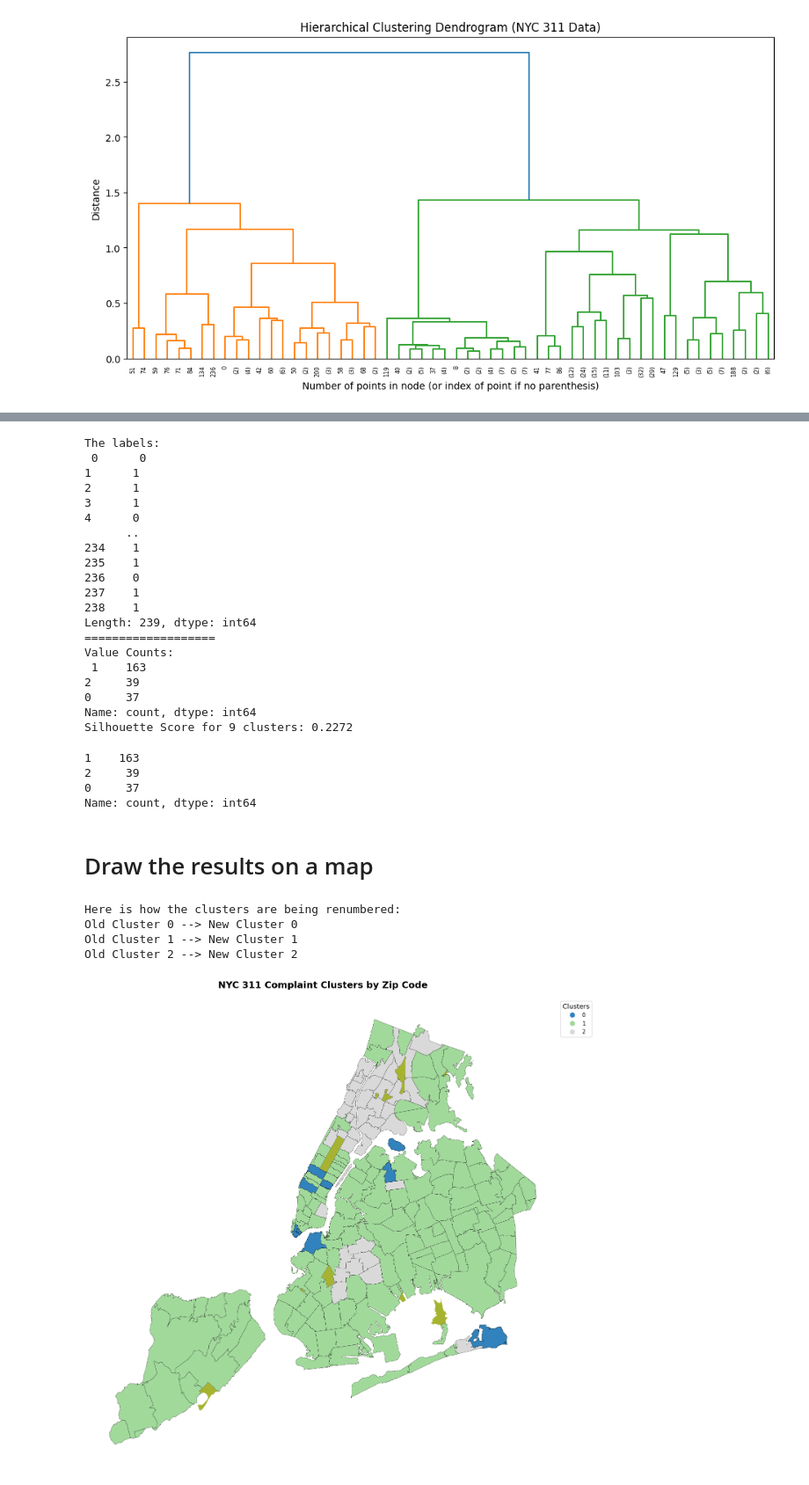
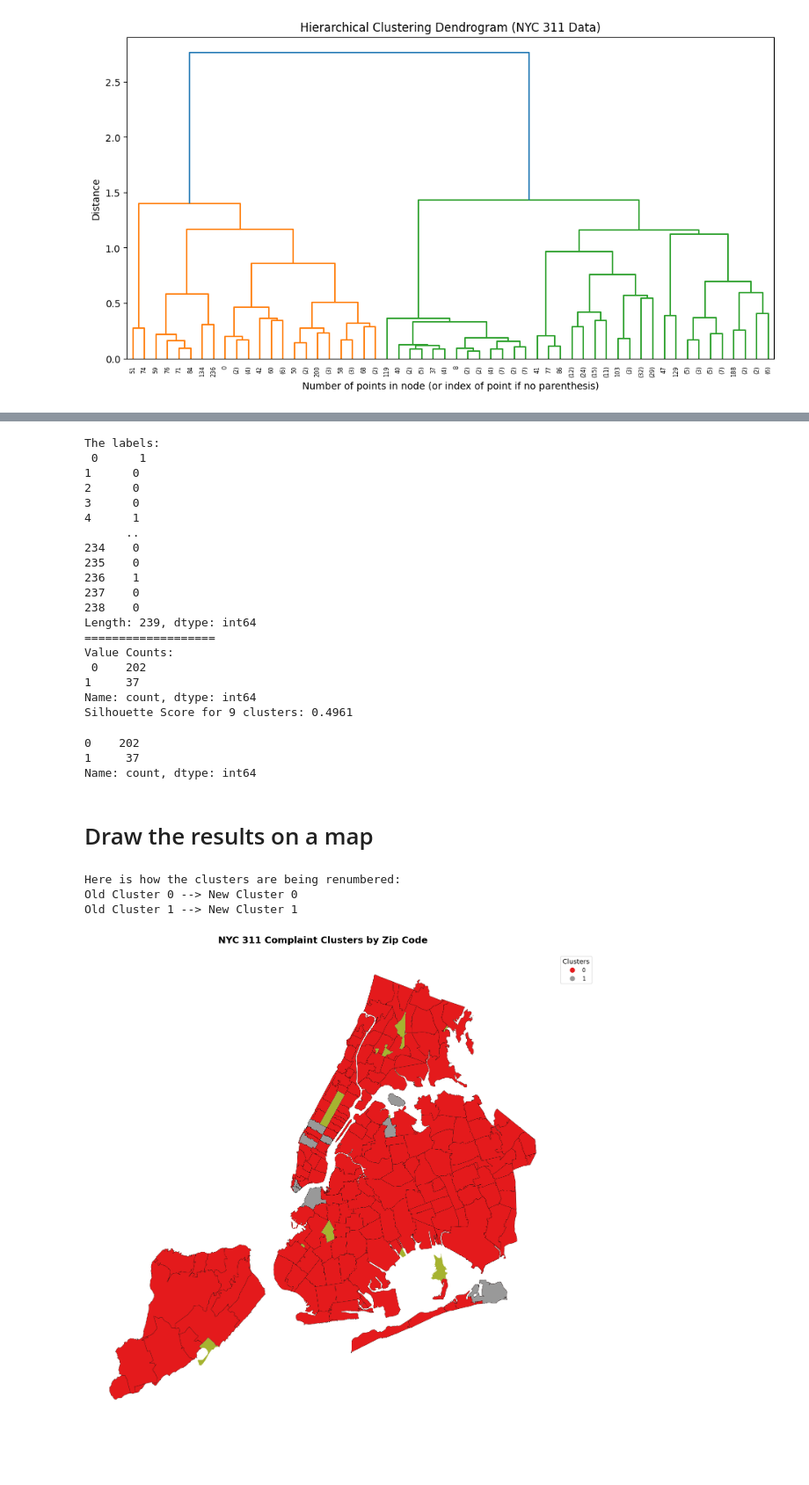
Before and after one commit to OrangeBoop/311-Cluster-Project, a Jupyter notebook: Clustering_Zip_NMF/Clustering_zip_NMF_Hierarchical.ipynb, the cells around one changed output, grey strips where cells are left out. Shown at 88% size. Cells and saved outputs as stored; diff of their text form; code cells hidden in the pictures; blank space fills up the shorter version.

```diff
--- a/Clustering_Zip_NMF/Clustering_zip_NMF_Hierarchical.ipynb
+++ b/Clustering_Zip_NMF/Clustering_zip_NMF_Hierarchical.ipynb
@@ -73,7 +73,7 @@ plt.show()
 # Assuming 'Features' and 'pre_norm_df_final' are already defined
 
 score_lst = []
-k_range = range(3, 30) # Define the range once to keep it consistent
+k_range = range(2, 30) # Define the range once to keep it consistent
 
 for k in k_range:
     # Get labels
@@ -110,44 +110,42 @@ We chose 3 clusters.
 # %%
 # Get labels
-final_clustering = AgglomerativeClustering(n_clusters=3)
+final_clustering = AgglomerativeClustering(n_clusters=2)
 labels = pd.Series(final_clustering.fit_predict(Features))
 norm_df['Cluster'] = labels
 output(labels)
 
 # Calculate the Silhouette Score
-# It uses the original 'Features' array and the 'labels' predicted by your AgglomerativeClustering
+# It uses the original 'Features' array and the 'labels' predicted by our AgglomerativeClustering
 score = silhouette_score(Features, labels)
 
 # Print the result
 print(f"Silhouette Score for 9 clusters: {score:.4f}")
 # %% [output]
 The labels:
- 0      0
-1      1
-2      1
-3      1
-4      0
+ 0      1
+1      0
+2      0
+3      0
+4      1
       ..
-234    1
-235    1
-236    0
-237    1
-238    1
+234    0
+235    0
+236    1
+237    0
+238    0
 Length: 239, dtype: int64
 ===================
 Value Counts:
- 1    163
-2     39
-0     37
+ 0    202
+1     37
 Name: count, dtype: int64
-Silhouette Score for 9 clusters: 0.2272
+Silhouette Score for 9 clusters: 0.4961
 # %%
 vc = labels.value_counts()
 vc
 # %% [output]
-1    163
-2     39
-0     37
+0    202
+1     37
 Name: count, dtype: int64
 # %% [markdown]
 # Draw the results on a map
@@ -182,7 +180,6 @@ norm_df['Cluster'] = norm_df['Cluster'].map(cluster_mapping)
 Here is how the clusters are being renumbered:
 Old Cluster 0 --> New Cluster 0
 Old Cluster 1 --> New Cluster 1
-Old Cluster 2 --> New Cluster 2
 # %%
 # Prepare the dataframe for the merge
 pree_norm_df_final = norm_df.reset_index()
@@ -255,35 +252,35 @@ mapped_clusters = nyc_map.merge(
 )
 
 # Plot the Choropleth Map
 fig, ax = plt.subplots(1, 1, figsize=(14, 14))
 
 # Plot a light grey base map of ALL NYC zip codes behind the data for context
 nyc_map.plot(ax=ax, color="#a6b330", edgecolor='white', linewidth=0.5)
 
 # Plot the specific clusters
 mapped_clusters.plot(
     column='Cluster',
     ax=ax,
     categorical=True,
     legend=True,
-    cmap='tab20c',      # Switched to tab20 to easily handle up to 20 distinct categories
+    cmap='Set1',      # Switched to tab20 to easily handle up to 20 distinct categories
     edgecolor='black',
     linewidth=0.3,
     legend_kwds={
         'loc': 'upper left',
         'bbox_to_anchor': (1, 1),
         'title': "Clusters",
         'fontsize': 11,
         'title_fontsize': 13
     }
 )
 
 plt.title('NYC 311 Complaint Clusters by Zip Code', fontsize=18, fontweight='bold', pad=20)
 plt.axis('off')
 plt.tight_layout()
 plt.show()
 # %% [output]
-[figure, old version]
+[figure, new version]
 # %%
 # Combine the features and the new hierarchical labels
 features_with_labels = Features.copy()
```
Also changed, not shown: parts of 3 cells of this notebook, 8 other files.
